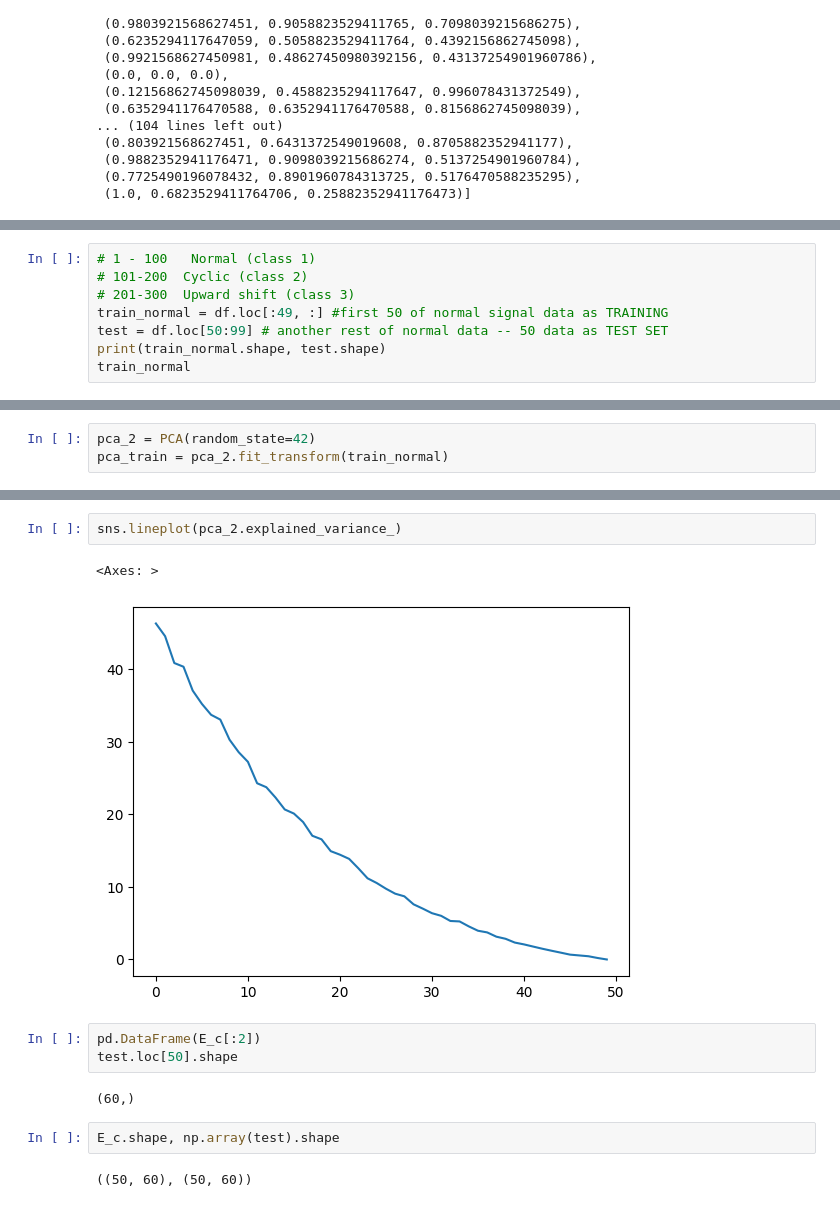
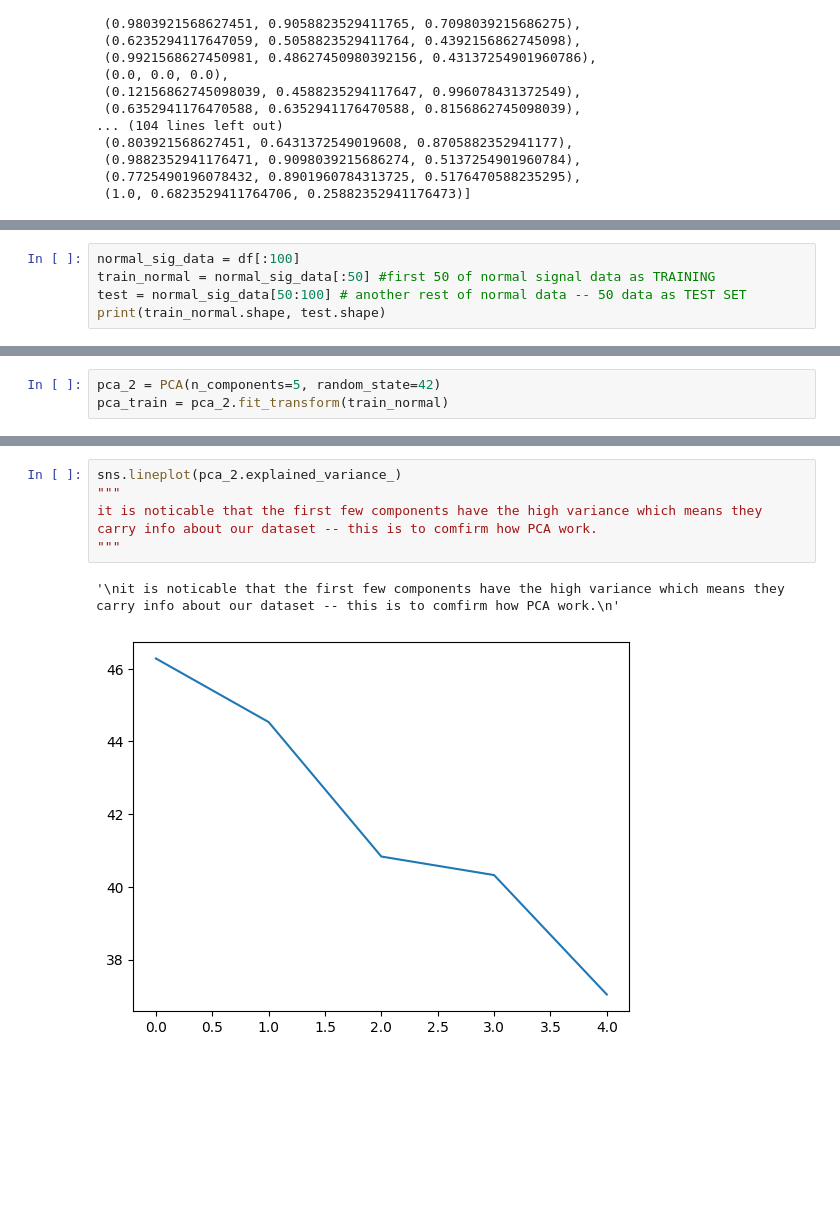
Before and after one commit to gdayjilljiw/ice-pca-hw, a Jupyter notebook: pca-and-ica.ipynb, the cells around one changed output, grey strips where cells are left out. Saved outputs shown, nothing was run; the diff lists cells and outputs as text; blank space fills up the shorter version.

```diff
--- a/pca-and-ica.ipynb
+++ b/pca-and-ica.ipynb
@@ -198,10 +187,7 @@ sns.crayon_palette(sns.crayons)
 # %%
-# 1 - 100   Normal (class 1)
-# 101-200  Cyclic (class 2)
-# 201-300  Upward shift (class 3)
-train_normal = df.loc[:49, :] #first 50 of normal signal data as TRAINING
-test = df.loc[50:99] # another rest of normal data -- 50 data as TEST SET
+normal_sig_data = df[:100]
+train_normal = normal_sig_data[:50] #first 50 of normal signal data as TRAINING
+test = normal_sig_data[50:100] # another rest of normal data -- 50 data as TEST SET
 print(train_normal.shape, test.shape)
-train_normal
 # %% [output]
 (50, 60) (50, 60)
@@ -225,5 +194,5 @@ train_normal
 # %%
-pca_2 = PCA(random_state=42)
+pca_2 = PCA(n_components=5, random_state=42)
 pca_train = pca_2.fit_transform(train_normal)
 # %%
 E_c = pca_2.components_
@@ -261,14 +225,8 @@ pd.DataFrame(pca_2.explained_variance_ratio_).T
 # %%
 sns.lineplot(pca_2.explained_variance_)
+"""
+it is noticable that the first few components have the high variance which means they carry info about our dataset -- this is to comfirm how PCA work.
+"""
 # %% [output]
-<Axes: >
+'\nit is noticable that the first few components have the high variance which means they carry info about our dataset -- this is to comfirm how PCA work.\n'
-[figure, old version]
+[figure, new version]
-# %%
-pd.DataFrame(E_c[:2])
-test.loc[50].shape
-# %% [output]
-(60,)
-# %%
-E_c.shape, np.array(test).shape
-# %% [output]
-((50, 60), (50, 60))
```
Also changed, not shown: parts of 25 cells of this notebook, 2 other files.
